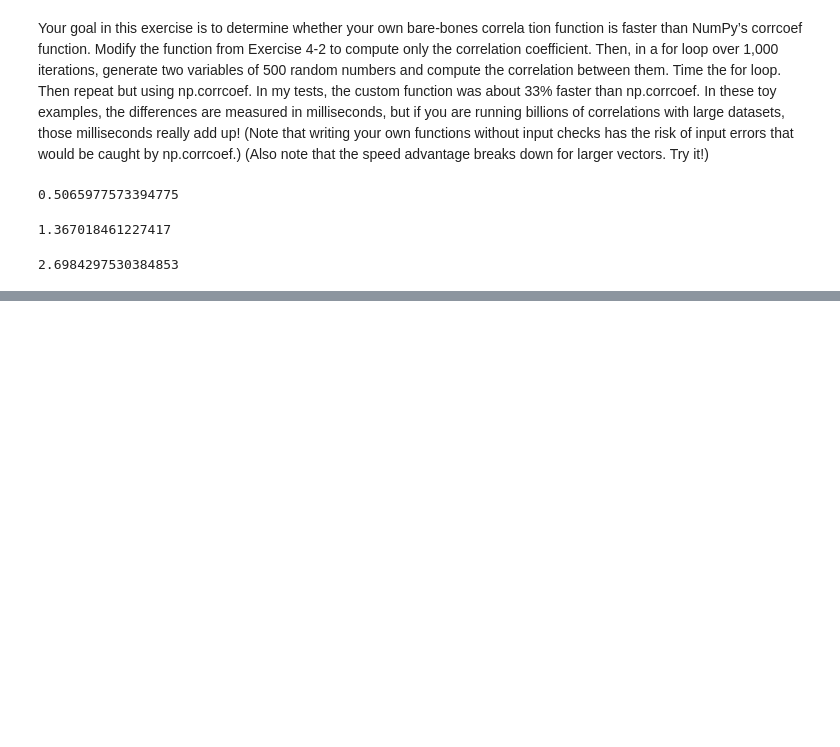
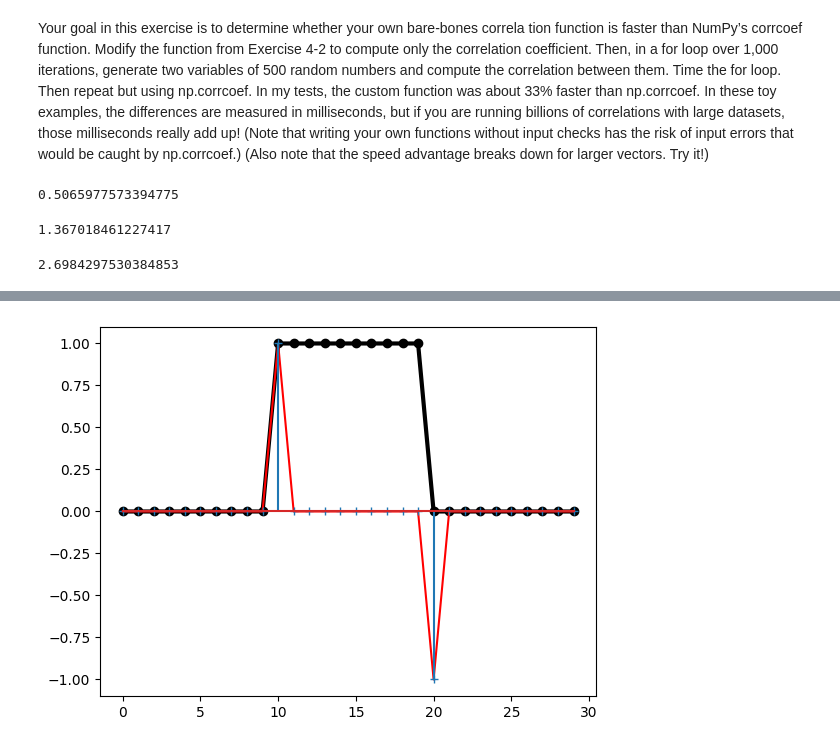
Before and after one commit to AyushDevadiga1/practice-programs, a Jupyter notebook: chapter4.ipynb, the cells around one changed output, grey strips where cells are left out. Saved outputs shown, nothing was run; the diff lists cells and outputs as text; code cells hidden in the pictures; blank space fills up the shorter version.

```diff
--- a/chapter4.ipynb
+++ b/chapter4.ipynb
@@ -139,0 +159,12 @@ function_loop_time
+# %%
+featuremap = np.zeros(len(signal)) # The product which will give us the edge of the signal using the kernel
+# %%
+for i in range(1,len(signal)-1):
+    featuremap[i] = np.dot(kernel_vector,signal[i-1:i+1])
+# %%
+plt.plot(signal,marker='o',color="#000000",linewidth=3)
+plt.plot(featuremap,color="#FF0000")
+plt.stem(range(len(featuremap)),featuremap,markerfmt='+',linefmt='')
+plt.show()
+# %% [output]
+[figure, added]
```
Also changed, not shown: parts of 3 cells of this notebook.
